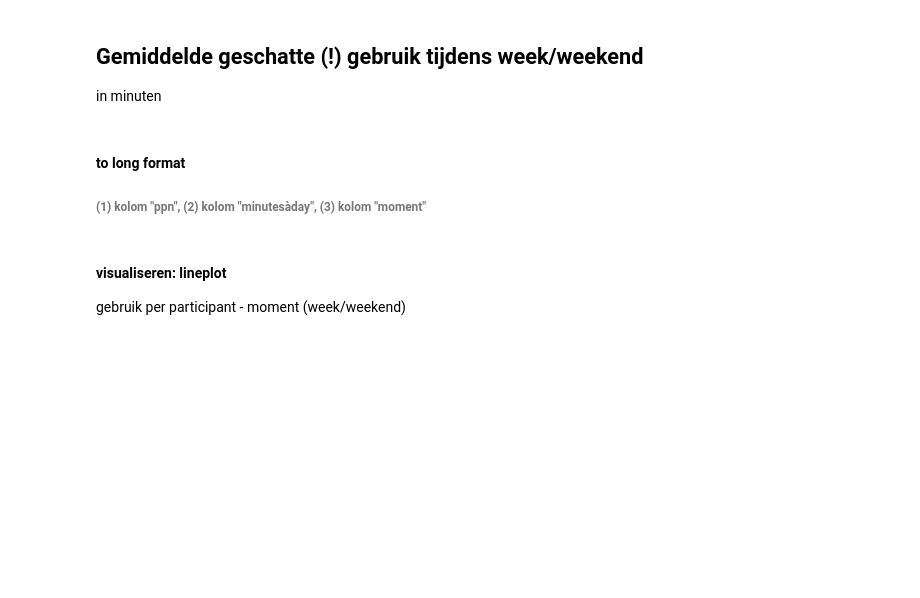
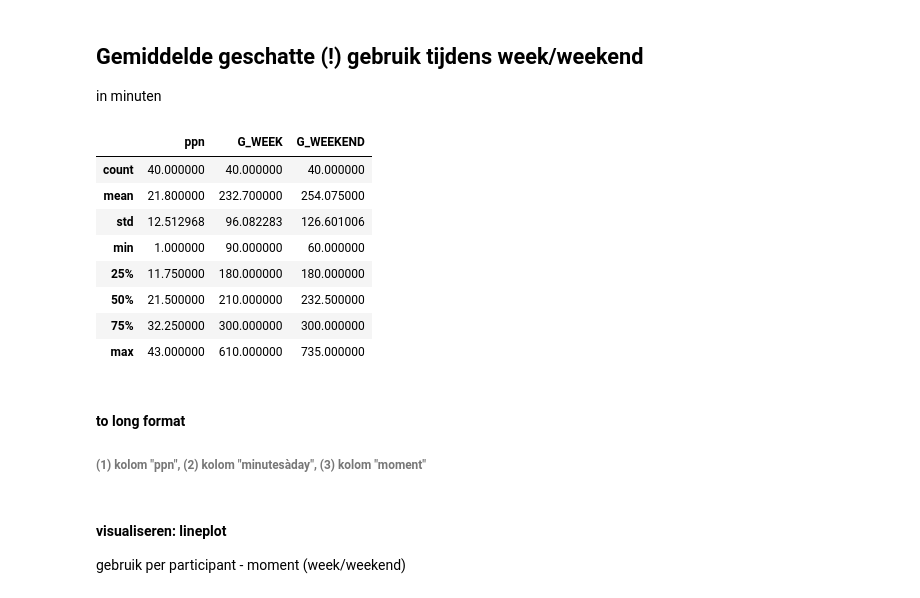
Before and after one commit to FloorDenecker/Stage, a Jupyter notebook: QUALTRICS_VIS.ipynb, the cells around one changed output. Cells and saved outputs as stored; diff of their text form; code cells hidden in the pictures; blank space fills up the shorter version.

```diff
--- a/QUALTRICS_VIS.ipynb
+++ b/QUALTRICS_VIS.ipynb
@@ -154,6 +154,18 @@ in minuten
 # %%
 #specifieke dataset maken
 gebruik = df[['ppn', 'G_WEEK', 'G_WEEKEND']]
+# %%
+gebruik.describe()
+# %% [output]
+|  | ppn | G_WEEK | G_WEEKEND |
+| count | 40.000000 | 40.000000 | 40.000000 |
+| mean | 21.800000 | 232.700000 | 254.075000 |
+| std | 12.512968 | 96.082283 | 126.601006 |
+| min | 1.000000 | 90.000000 | 60.000000 |
+| 25% | 11.750000 | 180.000000 | 180.000000 |
+| 50% | 21.500000 | 210.000000 | 232.500000 |
+| 75% | 32.250000 | 300.000000 | 300.000000 |
+| max | 43.000000 | 610.000000 | 735.000000 |
 # %% [markdown]
 #### to long format
 ###### (1) kolom "ppn", (2) kolom "minutesàday", (3) kolom "moment"
```
Also changed, not shown: parts of 15 cells of this notebook, 13 other files.
